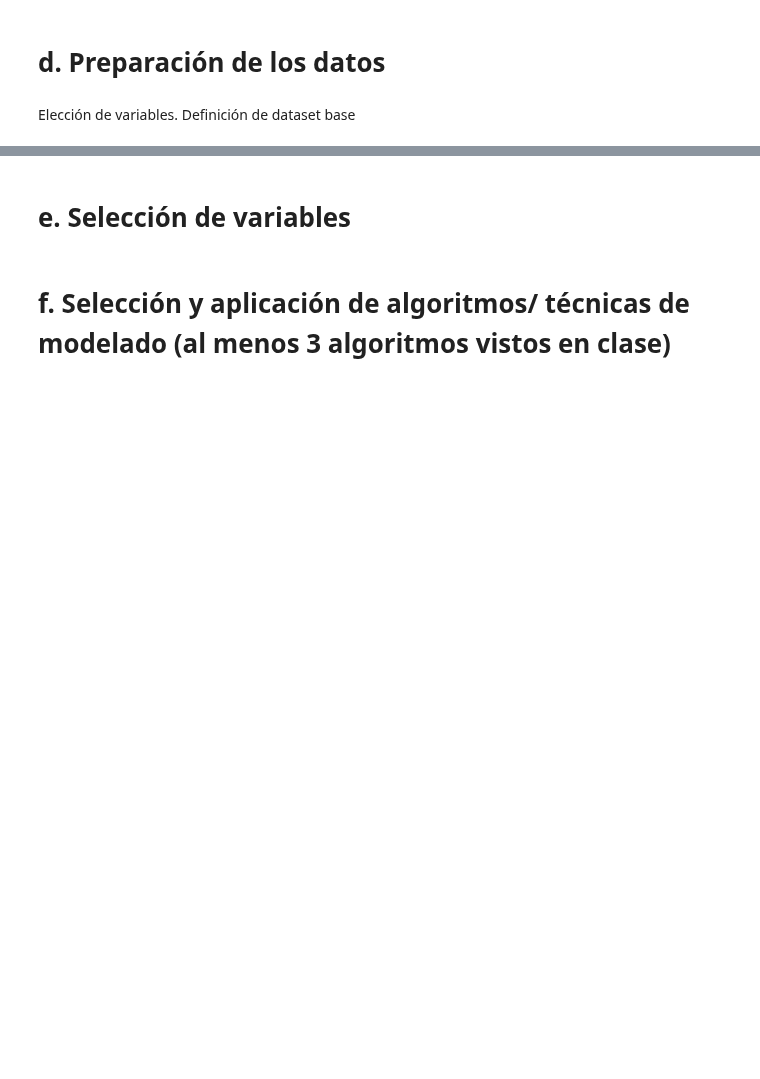
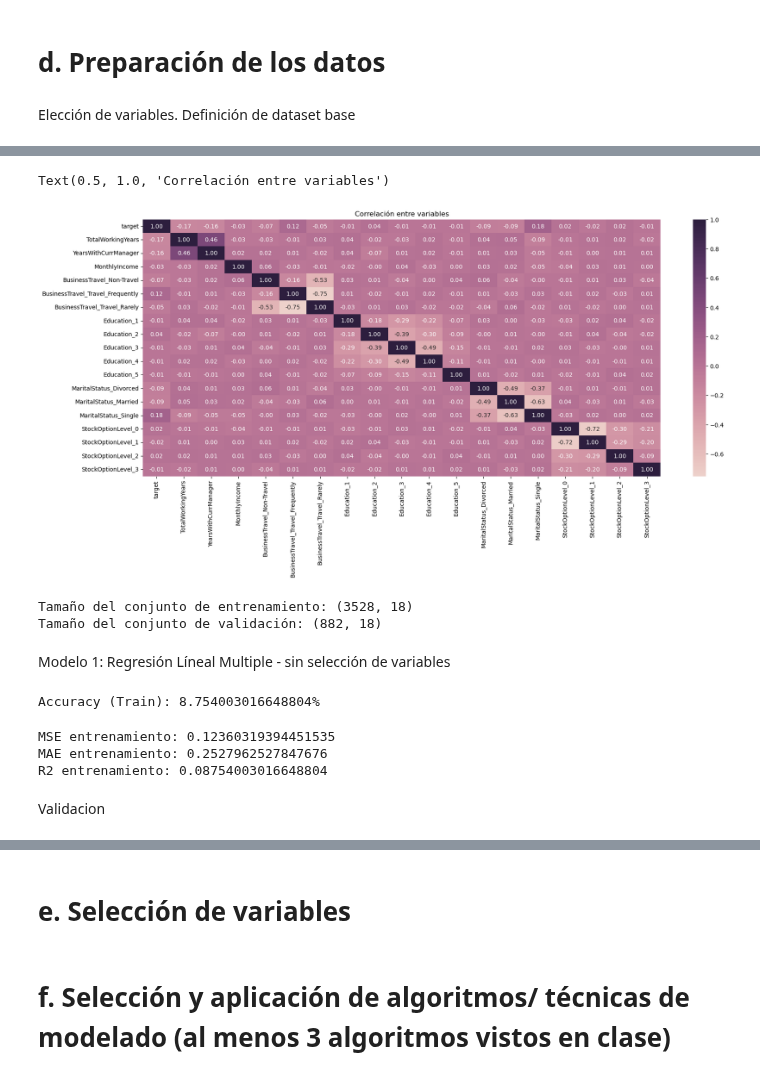
Before and after one commit to JavierBurgos-web/PROYECTO_ANALITICA_II, a Jupyter notebook: Entrega_uno.ipynb, the cells around one changed output, grey strips where cells are left out. Cells and saved outputs as stored; diff of their text form; code cells hidden in the pictures; blank space fills up the shorter version.

```diff
--- a/Entrega_uno.ipynb
+++ b/Entrega_uno.ipynb
@@ -492,0 +505,6 @@ df_base = df_base[['Attrition', 'BusinessTravel', 'Education', 'MaritalStatus',
+# %%
+df_base = df_base.rename(columns = {'Attrition' : 'target'})
+# %%
+df_base['target'] = df_base['target'].replace({'Yes': 1, 'No': 0})
+# %%
+df_base.target = df_base['target'].astype(float)
@@ -492,0 +534,10 @@ df_base = df_base[['Attrition', 'BusinessTravel', 'Education', 'MaritalStatus',
+# %%
+# Para cambiar el tipo de dato puede utilizar la función astype de pandas
+df_base.BusinessTravel = df_base['BusinessTravel'].astype(str)
+df_base.Education = df_base['Education'].astype(str)
+df_base.MaritalStatus = df_base['MaritalStatus'].astype(str)
+df_base.StockOptionLevel = df_base['StockOptionLevel'].astype(str)
+# Convierta las columnas en variables dummy utilizando pd.get_dummies()
+df_base = pd.get_dummies(df_base)
+# Imprimir primeras 3 filas
+df_base.head()
@@ -492,0 +551,59 @@ df_base = df_base[['Attrition', 'BusinessTravel', 'Education', 'MaritalStatus',
+# %%
+#Análisis de correlación con variables dummys
+plt.figure(figsize = (20, 8))
+sns.heatmap(df_base.corr(), annot = True, cmap = sns.cubehelix_palette(as_cmap=True), fmt = ".2f")
+plt.title("Correlación entre variables")
+# %% [output]
+Text(0.5, 1.0, 'Correlación entre variables')
+[figure, added]
+# %%
+# Separación de caracteristicas y target (X , y)
+y = df_base.target
+X = df_base.drop(["target"], axis = 1)
+# Separación en conjuntos de entrenamiento y validación con 80% de muestras para entrenamiento
+
+X_train, X_test, y_train, y_test = train_test_split(X, y, test_size = 0.2, random_state = 42)
+
+#Imprimir Tamaño de dataset
+
+print("Tamaño del conjunto de entrenamiento:",X_train.shape )
+print("Tamaño del conjunto de validación:", X_test.shape )
+
+#Cambiar tipo de datos de weigth a float
+X.YearsWithCurrManager = X.YearsWithCurrManager.astype(float)
+X.MonthlyIncome = X.MonthlyIncome.astype(float)
+
+#Nombre de caracteristicas númericas
+numeric_columns=list(X.select_dtypes('float64').columns)
+
+#Estandarización de variables númericas
+pipeline=ColumnTransformer([("std_num", StandardScaler() , numeric_columns)], remainder='passthrough')
+X_train_std = pipeline.fit_transform(X_train)
+X_test_std = pipeline.transform(X_test)
+# %% [output]
+Tamaño del conjunto de entrenamiento: (3528, 18)
+Tamaño del conjunto de validación: (882, 18)
+# %% [markdown]
+Modelo 1: Regresión Líneal Multiple - sin selección de variables
+# %%
+#Crea el modelo
+regr = LinearRegression()
+#Calibra el modelo
+regr.fit(X_train_std, y_train)
+#Realice predicciones sobre x_train_std
+y_pred = regr.predict(X_train_std)
+#Exactitud de modelo
+print("Accuracy (Train): "+ str(regr.score(X_train_std,y_train)*100) + "%")
+# %% [output]
+Accuracy (Train): 8.754003016648804%
+# %%
+#Metricas de desempeño de entrenamiento
+print("MSE entrenamiento: {}".format(mean_squared_error(y_train, y_pred)))
+print("MAE entrenamiento: {}".format(mean_absolute_error(y_train, y_pred)))
+print("R2 entrenamiento: {}".format(r2_score(y_train, y_pred)))
+# %% [output]
+MSE entrenamiento: 0.12360319394451535
+MAE entrenamiento: 0.2527962527847676
+R2 entrenamiento: 0.08754003016648804
+# %% [markdown]
+Validacion
```
Also changed, not shown: parts of 18 cells of this notebook.
